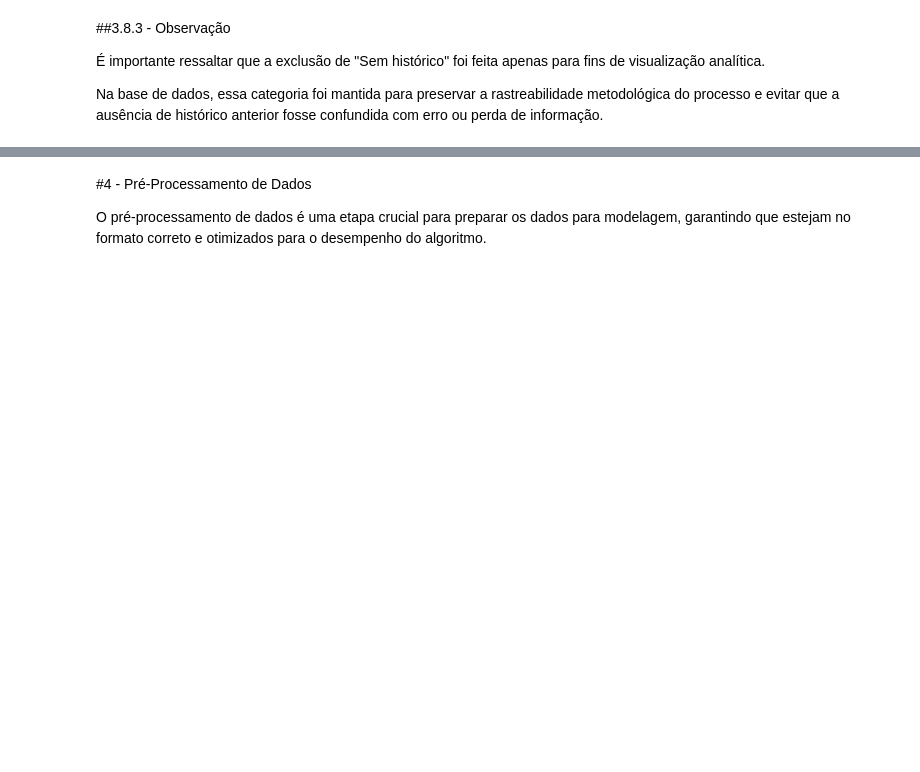
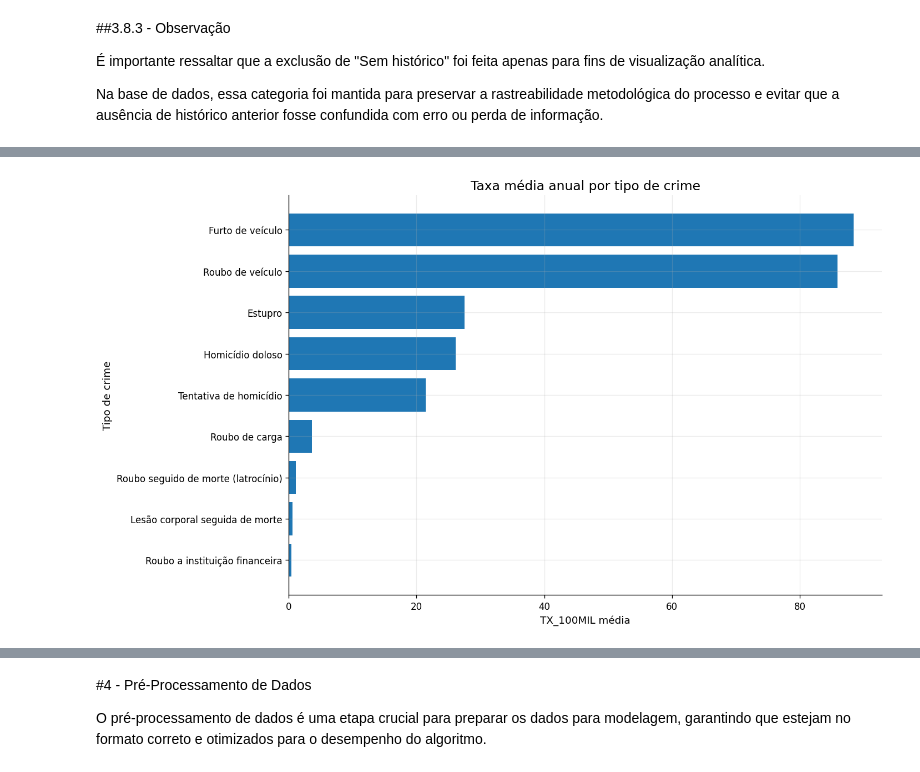
Before and after one commit to Marcelo-Silvestre/Analise_Dados_Boas_Praticas_PUCRIO, a Jupyter notebook: Notebooks/MVP_Análise_de_Dados_e_Boas_Práticas_(4052025001857).ipynb, the cells around one changed output, grey strips where cells are left out. Saved outputs shown, nothing was run; the diff lists cells and outputs as text; code cells hidden in the pictures; blank space fills up the shorter version.

```diff
--- a/Notebooks/MVP_Análise_de_Dados_e_Boas_Práticas_(4052025001857).ipynb
+++ b/Notebooks/MVP_Análise_de_Dados_e_Boas_Práticas_(4052025001857).ipynb
@@ -964,0 +677,10 @@ dtype: int64
+# %%
+crimes_taxa = (
+    df_anual
+    .groupby('Tipo Crime', as_index=False)['TX_100MIL']
+    .mean()
+    .sort_values('TX_100MIL', ascending=True)
+)
+
+print("Taxa média anual por tipo de crime:")
+display(crimes_taxa)
@@ -964,0 +699,10 @@ dtype: int64
+# %%
+plt.figure(figsize=(12, 7))
+plt.barh(crimes_taxa['Tipo Crime'], crimes_taxa['TX_100MIL'])
+plt.title('Taxa média anual por tipo de crime')
+plt.xlabel('TX_100MIL média')
+plt.ylabel('Tipo de crime')
+plt.tight_layout()
+plt.show()
+# %% [output]
+[figure, added]
```
Also changed, not shown: parts of 116 cells of this notebook.
